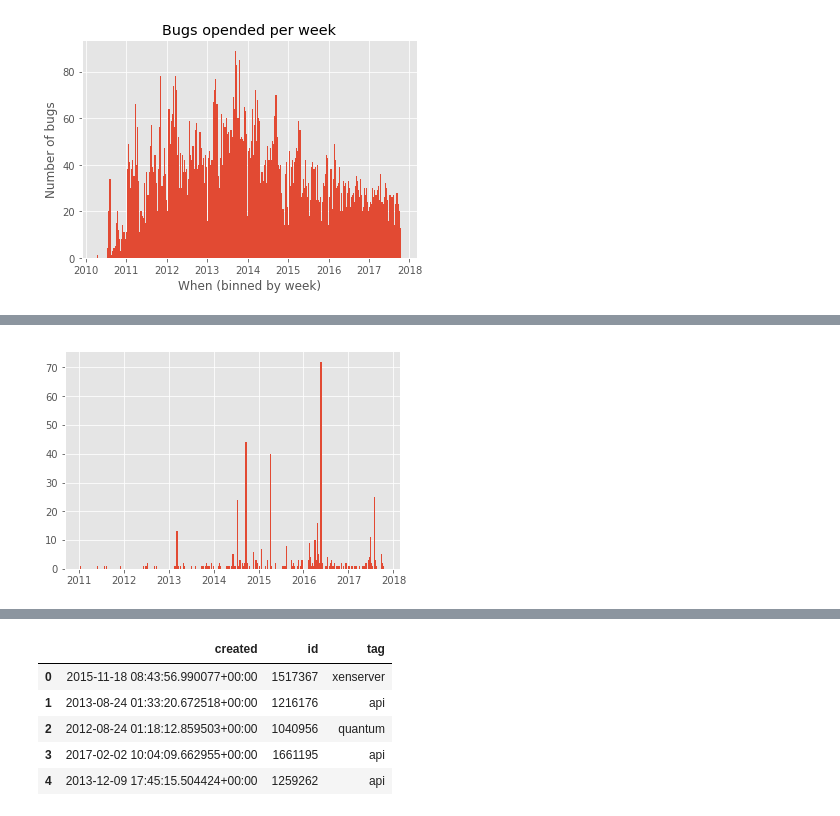
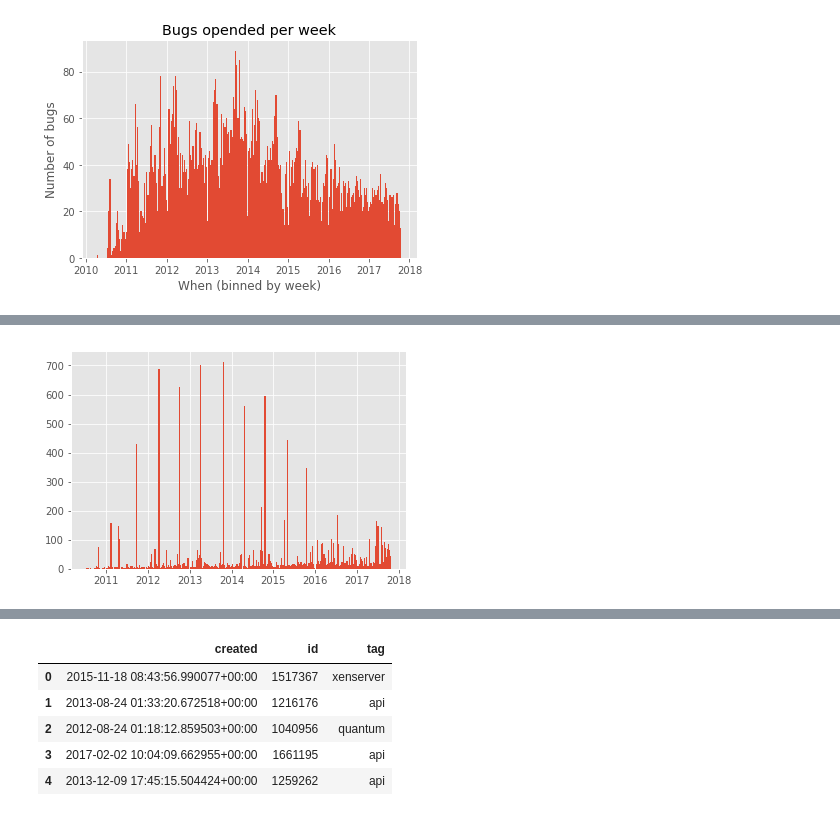
Before and after one commit to sdague/openstack-bugs-ml, a Jupyter notebook: Explore Nova Bugs.ipynb, the cells around one changed output, grey strips where cells are left out. Cells and saved outputs as stored; diff of their text form; code cells hidden in the pictures.

```diff
--- a/Explore Nova Bugs.ipynb
+++ b/Explore Nova Bugs.ipynb
@@ -111,16 +129,15 @@ ax.xaxis_date()
 # %%
 df_updated = df.copy()
 df_updated['last_updated'] = pd.to_datetime(df_updated['last_updated'])
 df_updated.index = df_updated['last_updated']
-df_updated = df_updated[df_updated['status']]
 df_updated = df_updated.resample('w').count()[['id']]
 
 
 ax_up = plt.subplot()
 ax_up.bar(df_updated.index.to_pydatetime(), df_updated.id, width=10)
 ax_up.xaxis_date()
 # This shows the last updated time. You can see the releases here because
 # it used to be that Fix Released was not set until the release went out. So there
 # would be a bulk update at that time.
 # %% [output]
-[figure, old version]
+[figure, new version]
```
Also changed, not shown: parts of 11 cells of this notebook.
